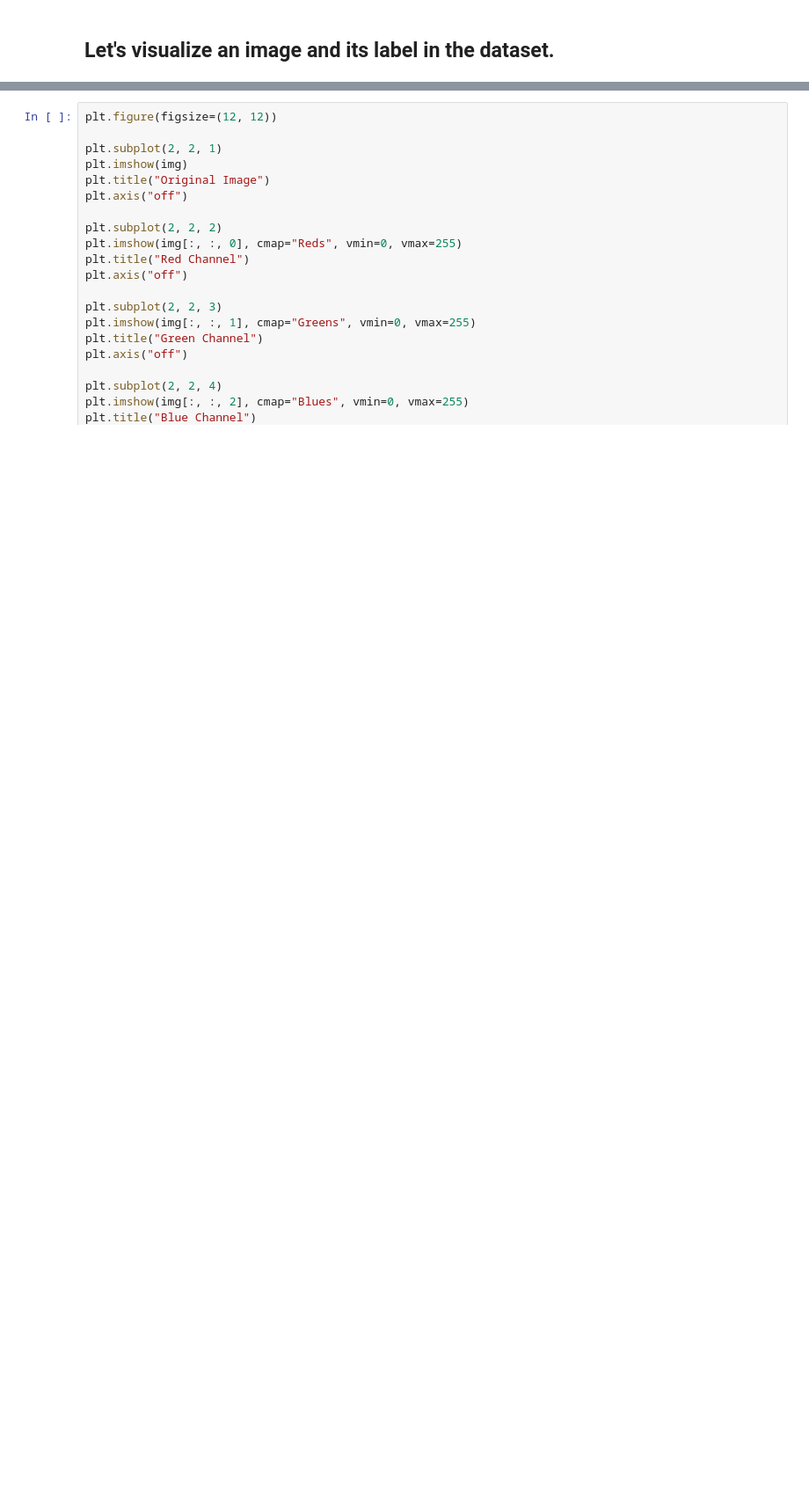
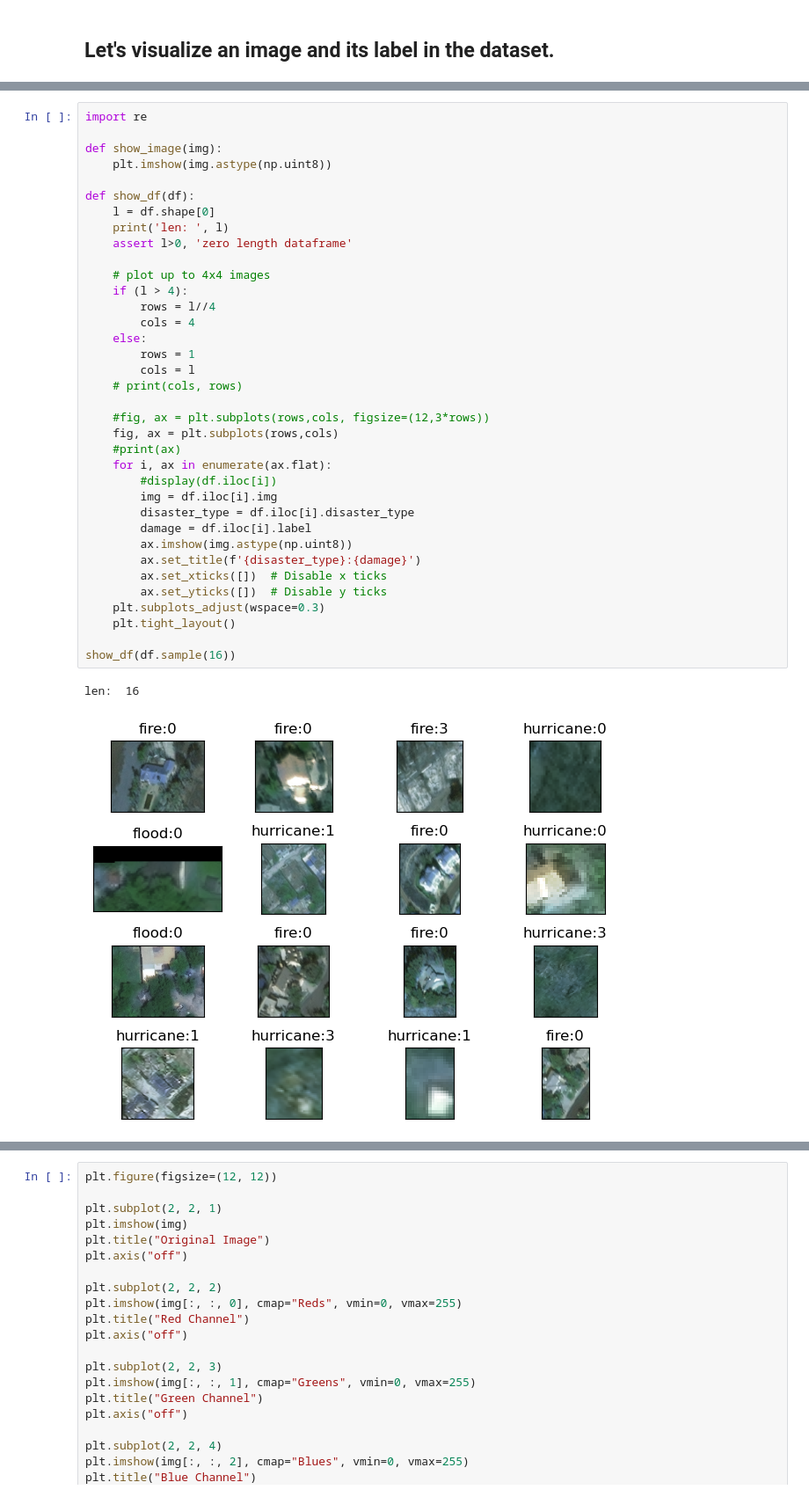
Before and after one commit to fractalclockwork/Data200, a Jupyter notebook: cv-satellite-images/Project_Computer_Vision.ipynb, the cells around one changed output, grey strips where cells are left out. Shown: that part at 88% size. Drawn from its saved outputs; the diff is of its cells as text; blank space fills up the shorter version.

```diff
--- a/cv-satellite-images/Project_Computer_Vision.ipynb
+++ b/cv-satellite-images/Project_Computer_Vision.ipynb
@@ -113,0 +212,39 @@ image shape: (65, 54, 3)
+# %%
+import re
+
+def show_image(img):
+    plt.imshow(img.astype(np.uint8))
+
+def show_df(df):
+    l = df.shape[0]
+    print('len: ', l)
+    assert l>0, 'zero length dataframe'
+
+    # plot up to 4x4 images
+    if (l > 4):
+        rows = l//4
+        cols = 4
+    else:
+        rows = 1
+        cols = l
+    # print(cols, rows)
+
+    #fig, ax = plt.subplots(rows,cols, figsize=(12,3*rows))
+    fig, ax = plt.subplots(rows,cols)
+    #print(ax)
+    for i, ax in enumerate(ax.flat):
+        #display(df.iloc[i])
+        img = df.iloc[i].img
+        disaster_type = df.iloc[i].disaster_type
+        damage = df.iloc[i].label
+        ax.imshow(img.astype(np.uint8))
+        ax.set_title(f'{disaster_type}:{damage}')
+        ax.set_xticks([])  # Disable x ticks
+        ax.set_yticks([])  # Disable y ticks
+    plt.subplots_adjust(wspace=0.3)
+    plt.tight_layout()
+
+show_df(df.sample(16))
+# %% [output]
+len:  16
+[figure, added]
```
Also changed, not shown: parts of 14 cells of this notebook.
